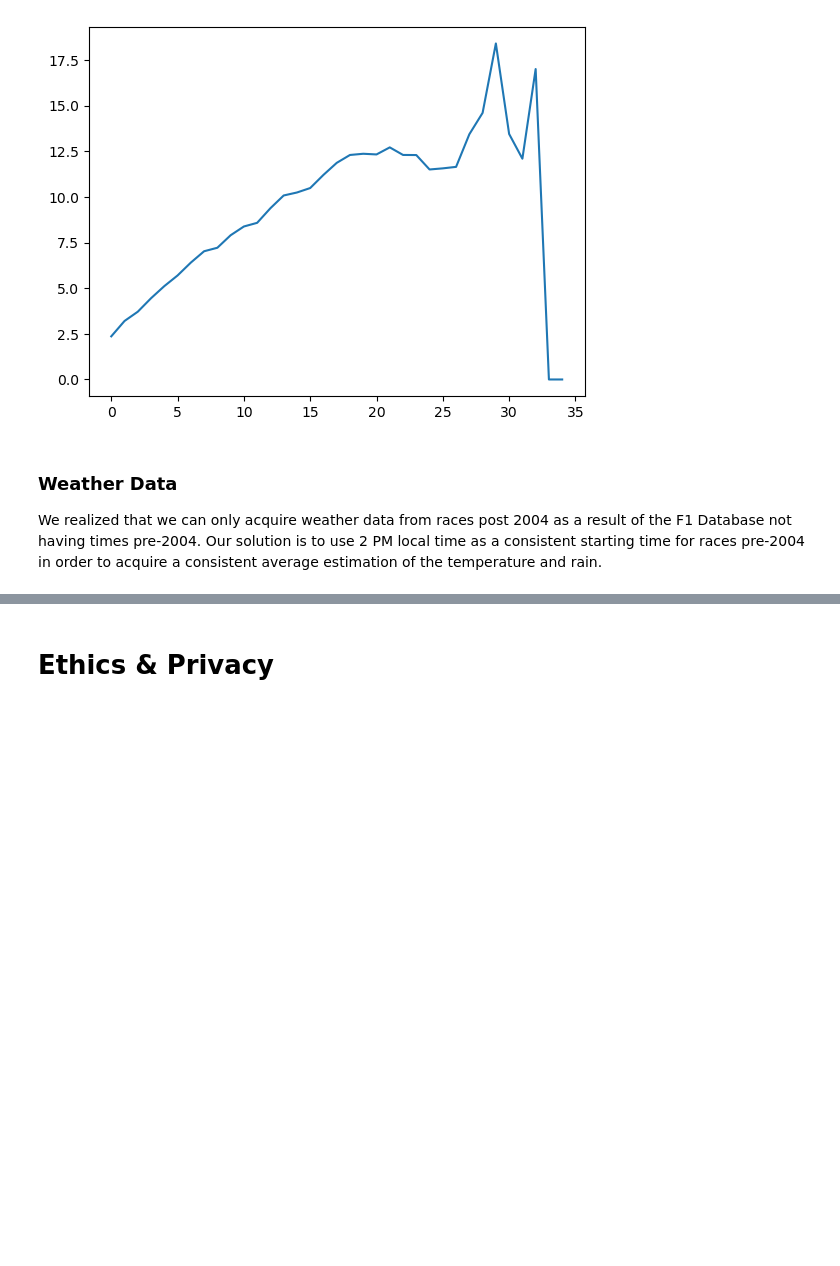
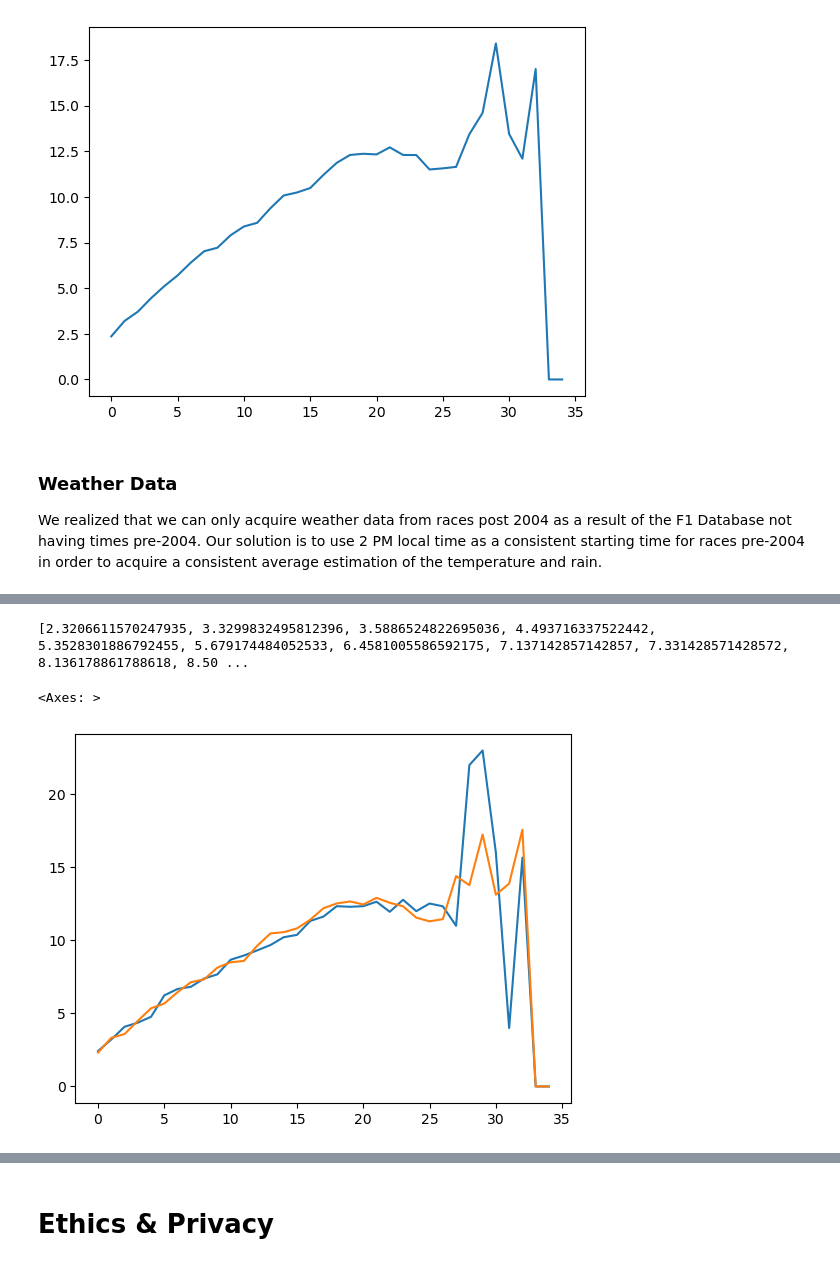
Before and after one commit to KaustubhPaliwal/F1GridAnalysis, a Jupyter notebook: EDACheckpoint_Group149-FA24.ipynb, the cells around one changed output, grey strips where cells are left out. Saved outputs shown, nothing was run; the diff lists cells and outputs as text; code cells hidden in the pictures; blank space fills up the shorter version.

```diff
--- a/EDACheckpoint_Group149-FA24.ipynb
+++ b/EDACheckpoint_Group149-FA24.ipynb
@@ -305,0 +333,45 @@ We realized that we can only acquire weather data from races post 2004 as a resu
+# %%
+# average final position based on grid with rain
+averages_rainy = []
+
+rainy = weather_results_df[weather_results_df['rain'] > 0]
+
+for i in range(0, 35):
+    total = 0
+    indices = 0
+    for j in rainy.loc[rainy['grid'] == i+1]['position']:
+        if j == '\\N':
+            continue
+        else:
+            total += int(j)
+            indices += 1
+    if (indices == 0):
+        averages_rainy.append(0)
+    else:
+        averages_rainy.append(total / indices)
+
+averages_not_rainy = []
+
+not_rainy = weather_results_df[weather_results_df['rain'] == 0]
+
+for i in range(0, 35):
+    total = 0
+    indices = 0
+    for j in not_rainy.loc[not_rainy['grid'] == i+1]['position']:
+        if j == '\\N':
+            continue
+        else:
+            total += int(j)
+            indices += 1
+    if (indices == 0):
+        averages_not_rainy.append(0)
+    else:
+        averages_not_rainy.append(total / indices)
+# %% [output]
+[2.3206611570247935, 3.3299832495812396, 3.5886524822695036, 4.493716337522442, 5.3528301886792455, 5.679174484052533, 6.4581005586592175, 7.137142857142857, 7.331428571428572, 8.136178861788618, 8.50 ...
+# %%
+sns.lineplot(data=averages_rainy, legend=True)
+sns.lineplot(data=averages_not_rainy, legend=True)
+# %% [output]
+<Axes: >
+[figure, added]
```
Also changed, not shown: parts of 7 cells of this notebook.
